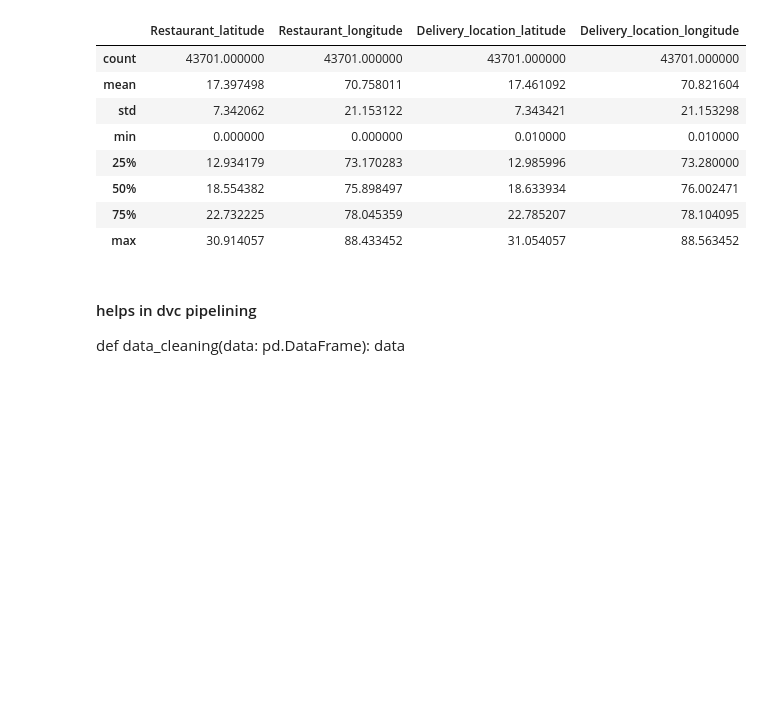
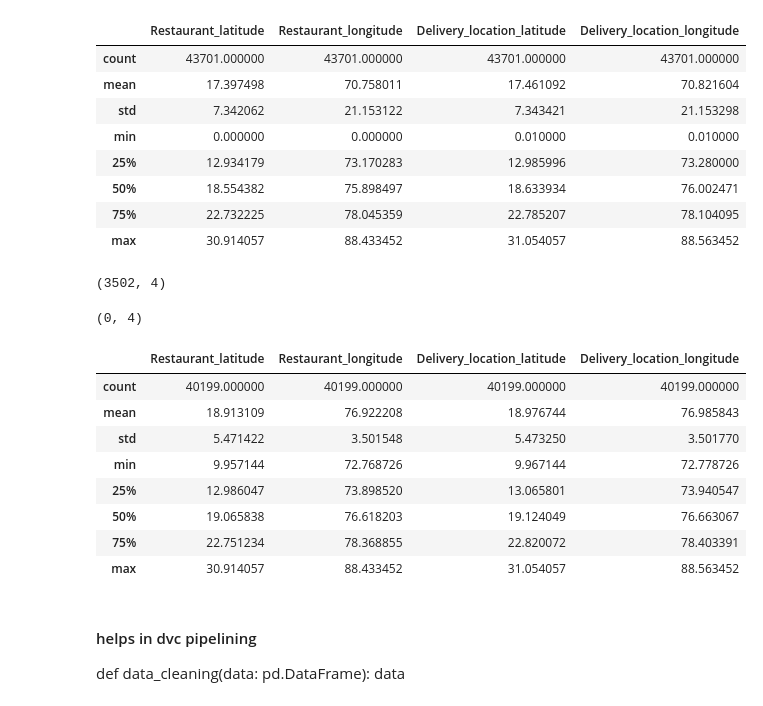
Before and after one commit to rabin20-04/delivery_time_prediction, a Jupyter notebook: delivery_t_pred.ipynb, the cells around one changed output. Cells and saved outputs as stored; diff of their text form; code cells hidden in the pictures; blank space fills up the shorter version.

Commit message:
DC: location

```diff
--- a/delivery_t_pred.ipynb
+++ b/delivery_t_pred.ipynb
@@ -619,6 +591,38 @@ cleaned_df[location_sub.columns].describe()
 | 50% | 18.554382 | 75.898497 | 18.633934 | 76.002471 |
 | 75% | 22.732225 | 78.045359 | 22.785207 | 78.104095 |
 | max | 30.914057 | 88.433452 | 31.054057 | 88.563452 |
+# %%
+cleaned_df[location_sub.columns].abs().loc[
+    lambda absdf: (absdf["Restaurant_latitude"] < 1)
+    | (absdf["Delivery_location_latitude"] < 1)
+    | (absdf["Restaurant_longitude"] < 1)
+    | (absdf["Delivery_location_longitude"] < 1)
+].shape
+# %% [output]
+(3502, 4)
+# %%
+cleaned_df=clean_lat_long(cleaned_df)
+# %%
+cleaned_df[location_sub.columns].abs().loc[
+    lambda absdf: (absdf["Restaurant_latitude"] < 1)
+    | (absdf["Delivery_location_latitude"] < 1)
+    | (absdf["Restaurant_longitude"] < 1)
+    | (absdf["Delivery_location_longitude"] < 1)
+].shape
+# %% [output]
+(0, 4)
+# %%
+cleaned_df[location_sub.columns].describe()
+# %% [output]
+|  | Restaurant_latitude | Restaurant_longitude | Delivery_location_latitude | Delivery_location_longitude |
+| count | 40199.000000 | 40199.000000 | 40199.000000 | 40199.000000 |
+| mean | 18.913109 | 76.922208 | 18.976744 | 76.985843 |
+| std | 5.471422 | 3.501548 | 5.473250 | 3.501770 |
+| min | 9.957144 | 72.768726 | 9.967144 | 72.778726 |
+| 25% | 12.986047 | 73.898520 | 13.065801 | 73.940547 |
+| 50% | 19.065838 | 76.618203 | 19.124049 | 76.663067 |
+| 75% | 22.751234 | 78.368855 | 22.820072 | 78.403391 |
+| max | 30.914057 | 88.433452 | 31.054057 | 88.563452 |
 # %% [markdown]
 #### helps in dvc pipelining
 
```
Also changed, not shown: parts of 6 cells of this notebook.
